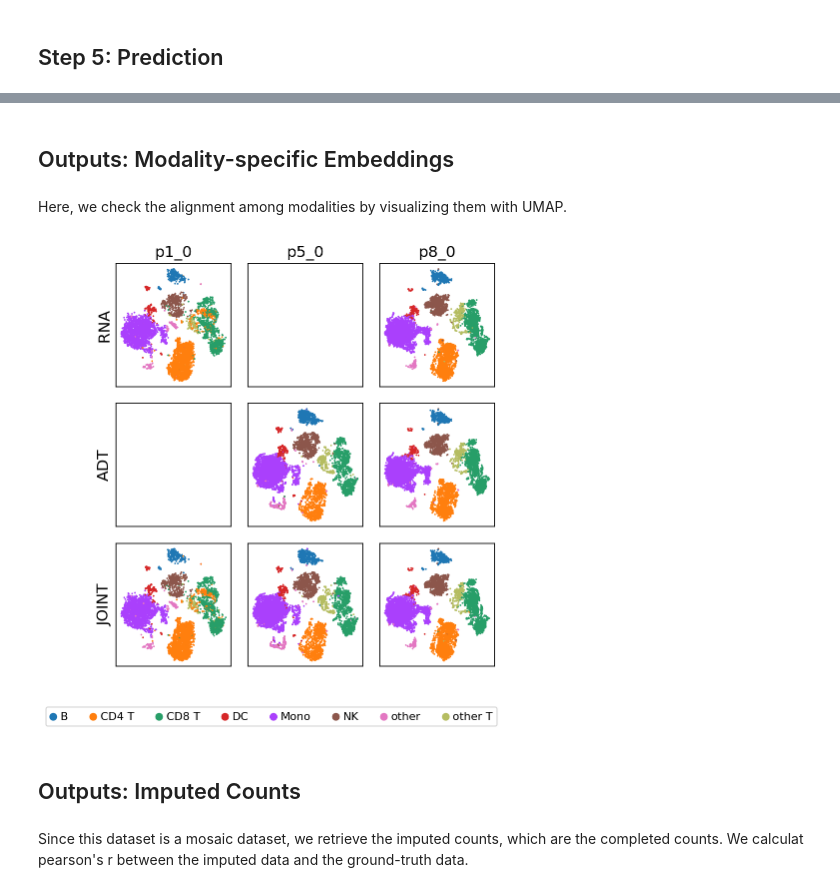
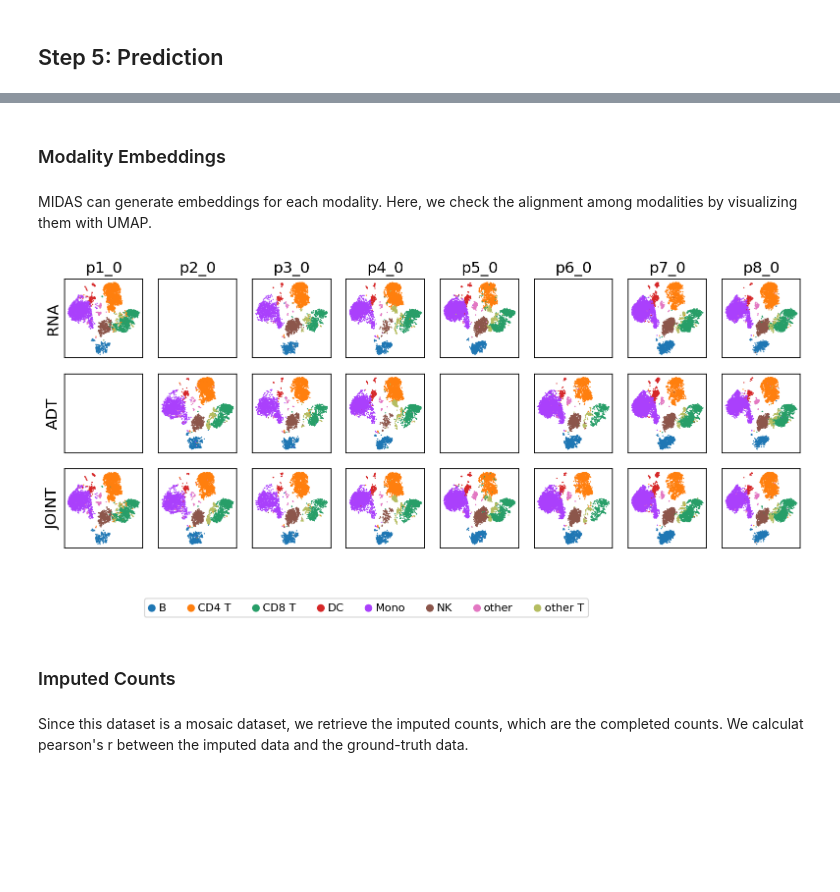
Before and after one commit to labomics/midas, a Jupyter notebook: docs/source/tutorials/basics/demo2.ipynb, the cells around one changed output, grey strips where cells are left out. Drawn from its saved outputs; the diff is of its cells as text; code cells hidden in the pictures; blank space fills up the shorter version.

```diff
--- a/docs/source/tutorials/basics/demo2.ipynb
+++ b/docs/source/tutorials/basics/demo2.ipynb
@@ -98,9 +80,7 @@ First, we load the cell-type and batch index labels associated with the dataset.
-# %%
-label = []
-batch_id = []
-for i in ['p1_0', 'p5_0', 'p8_0']:
-    label.append(pd.read_csv('./dataset/'+task+'/label/%s.csv'%i, index_col=0).values.flatten())
-    batch_id.append([i] * len(label[-1]))
-labels = np.concatenate(label)
-batch_ids = np.concatenate(batch_id)
+# %%
+# Load joint latent embeddings.
+# If you prefer to save the joint latent embeddings to disk,
+# you can set `save_dir` in the scmidas.model.MIDAS.predict() method
+# and use scmidas.utils.load_predicted() to load the embeddings later.
+joint_embeddings = model.predict(joint_latent=True)
 # %% [markdown]
@@ -108,19 +89,14 @@ The joint embeddings consist of two components: biological information (c) and t
 To analyze them, we split the embeddings and visualize them separately.
 # %%
-joint_embeddings = load_predicted('./predict/'+task, model.combs, joint_latent=True)
-
 adata_bio = sc.AnnData(joint_embeddings['z']['joint'][:, :model.dim_c])
 adata_tech = sc.AnnData(joint_embeddings['z']['joint'][:, model.dim_c:])
 
 adata_bio.obs['batch'] = batch_ids
-adata_bio.obs['label'] = labels
 adata_tech.obs['batch'] = batch_ids
-adata_tech.obs['label'] = labels
 
 for adata in [adata_bio, adata_tech]:
     sc.pp.neighbors(adata)
     sc.tl.umap(adata)
-    # shuffle
-    sc.pp.subsample(adata, fraction=1)
-    sc.pl.umap(adata, color=['batch', 'label'], ncols=2)
+    sc.pp.subsample(adata, fraction=1) # shuffle
+    sc.pl.umap(adata, color=['batch'], ncols=1)
 # %% [output]
@@ -144,10 +116,11 @@ INFO:root:Converting batch 2: z, joint
 # %% [markdown]
-## Outputs: Modality-specific Embeddings
+### Modality Embeddings
 # %% [markdown]
-Here, we check the alignment among modalities by visualizing them with UMAP.
+MIDAS can generate embeddings for each modality. Here, we check the alignment among modalities by visualizing them with UMAP.
 # %%
-mod_embeddings = load_predicted('./predict/'+task, model.combs,  mod_latent=True, group_by='batch')
-batch_names = ['p1_0', 'p5_0', 'p8_0']
+mod_embeddings = model.predict(mod_latent=True, group_by='batch')
+
+batch_names = [f'p{i}_0' for i in range(1, 9)]
 adata_list = []
 for i in range(model.dims_s['joint']):
     for m in model.mods+['joint']:
@@ -168,46 +141,46 @@ sc.tl.umap(adata_mod_concat)
 # setup figure
 nrows = len(model.mods) + 1
 ncols = model.dims_s['joint']
-point_size = 10
+point_size = 5
 
-fig, ax = plt.subplots(nrows, ncols, figsize=[2 * ncols, 2 * nrows])
+fig, ax = plt.subplots(nrows, ncols, figsize=[1.5 * ncols, 1.5 * nrows])
 
 # set up the name of modalities and batch
 mod_names = model.mods + ['joint']
 
 # iteratively scatter the data
 for i, mod in enumerate(mod_names):
     for b in range(model.dims_s['joint']):
         # filter data
         adata = adata_mod_concat[
             (adata_mod_concat.obs['modality'] == mod) &
             (adata_mod_concat.obs['batch'] == batch_names[b])
         ].copy()
         if len(adata):
             sc.pl.umap(adata, color='label', show=False, ax=ax[i, b], s=point_size)
             ax[i, b].get_legend().set_visible(False)
             handles, labels_ = ax[i, b].get_legend_handles_labels()
         ax[i, b].set_xticks([])
         ax[i, b].set_yticks([])
         ax[i, b].set_xlabel('')
         if b==0:
             ax[i, b].set_ylabel(mod.upper())
         else:
             ax[i, b].set_ylabel('')
         if i==0:
             ax[i, b].set_title(batch_names[b])
         else:
             ax[i, b].set_title('')
 # create global legend
 fig.legend(handles, labels_, loc='center', bbox_to_anchor=(0.5, -0.02), ncol=len(labels_), fontsize=10)
 
 # adjust the figure
-plt.tight_layout(rect=[0.1, 0.05, 1, 1])
+# plt.tight_layout(rect=[0.1, 0.05, 1, 1])
 plt.show()
 # %% [output]
-[figure, old version]
+[figure, new version]
 # %% [markdown]
-## Outputs: Imputed Counts
+### Imputed Counts
 # %% [markdown]
 Since this dataset is a mosaic dataset, we retrieve the imputed counts, which are the completed counts. We calculat pearson's r between the imputed data and the ground-truth data.
 # %%
```
Also changed, not shown: parts of 37 cells of this notebook, 13 other files.
